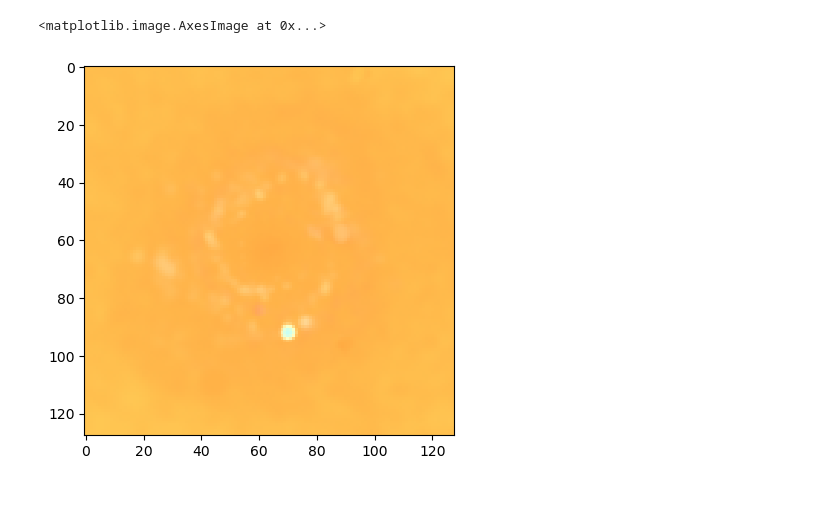
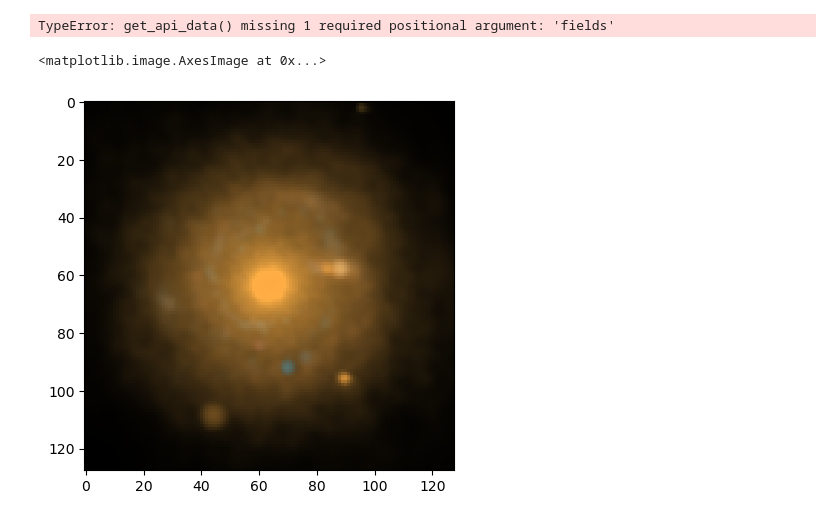
Before and after one commit to ufuk-cakir/MEGS, a Jupyter notebook: exp/rgb.ipynb, the cells around one changed output. Cells and saved outputs as stored; diff of their text form; code cells hidden in the pictures.

```diff
--- a/exp/rgb.ipynb
+++ b/exp/rgb.ipynb
@@ -103,20 +103,3 @@ def homemade_normalize(r,g,b):
     return r,g,b
 # %%
 from megs.data.simulations import illustrisAPI, scale_to_physical_units
-# %%
-age_star = age.copy()
-lums = test
-metals = zstar.copy()*0.0127
-
-band = "r"
-age_star[np.where(age_star < np.min(lums['ages']))] = np.min(lums['ages'])*1.01
-age_star[np.where(age_star > np.max(lums['ages']))] = np.max(lums['ages'])*0.99
-metals[np.where(metals < np.min(lums['mets']))] = np.min(lums['mets'])*1.01
-metals[np.where(metals > np.max(lums['mets']))] = np.max(lums['mets'])*0.99
-
-age_grid = np.log10(lums['ages'])
-met_grid = lums['mets']
-mag_grid = lums[band]
-
-output_mags = scipy.interpolate.interpn(
-    (met_grid, age_grid), mag_grid, (metals, np.log10(age_star)), bounds_error=True, fill_value=np.nan)
@@ -198,33 +394,19 @@ dict_keys(['Coordinates', 'GFM_InitialMass', 'GFM_Metallicity', 'GFM_StellarForm
-# %%
-metals = zstar*0.0127
-mstar = initmassStar.copy()
-rho_ = rho.copy()
-
-
-rval = homemade_lum_den(mstar, age, metals, rho_, band='i', cmd_path='bpass_ugriz_sin_imf135_300.npz')
-gval = homemade_lum_den(mstar, age, metals, rho_, band='r', cmd_path='bpass_ugriz_sin_imf135_300.npz')
-bval =  homemade_lum_den(mstar, age, metals, rho_, band='g', cmd_path='bpass_ugriz_sin_imf135_300.npz')
-
-
-#rval,gval,bval = homemade_normalize(rval,gval,bval)
-
-rotated_coords = rotate_galaxy(particle_coordinates=coords,
-                               particle_masses =mstar, rHalf = rHalf, subhalo_pos = center,
-                               smoothing_length = h, res = 64, _plotfactor=10)
-
-
-
-plot_factor = 5
-imgres = 128
-
-
-r = image2D(coordinates=rotated_coords, R_half=rHalf, weights = rval, smoothing_length=h, plot_factor = plot_factor,res = imgres)
-g = image2D(coordinates=rotated_coords, R_half=rHalf, weights = gval, smoothing_length=h, plot_factor = plot_factor,res = imgres)
-b = image2D(coordinates=rotated_coords, R_half=rHalf, weights = bval, smoothing_length=h, plot_factor = plot_factor,res = imgres)
-
-#r,g,b = render()
-rgb_img = make_lupton_rgb(r, g, b, stretch=0.1, Q=20)
-plt.imshow(rgb_img)
-# %% [output]
-<matplotlib.image.AxesImage at 0x...>
-[figure, removed]
+# %%
+halo_id = 5
+m,age,metals, rho, center, h, coords, rhalf = get_api_data(halo_id)
+rgb = make_rgb_image(m,age,metals, rho, center, h, coords, rhalf)
+plt.imshow(rgb)
+# %% [output]
+TypeError: get_api_data() missing 1 required positional argument: 'fields'
+# %%
+metals = zstar*0.0127
+mstar = massStar.copy()
+rho_ = rho.copy()
+
+
+#r,g,b = render()
+rgb_img = make_rgb_image(mstar,age,metals,rho_,center,h,coords,rHalf, plot_factor=5, imgres=128, perform_rotation=True, stretch=2, Q=20)
+plt.imshow(rgb_img)
+# %% [output]
+<matplotlib.image.AxesImage at 0x...>
+[figure, added]
```
Also changed, not shown: parts of 3 cells of this notebook, 16 other files.
